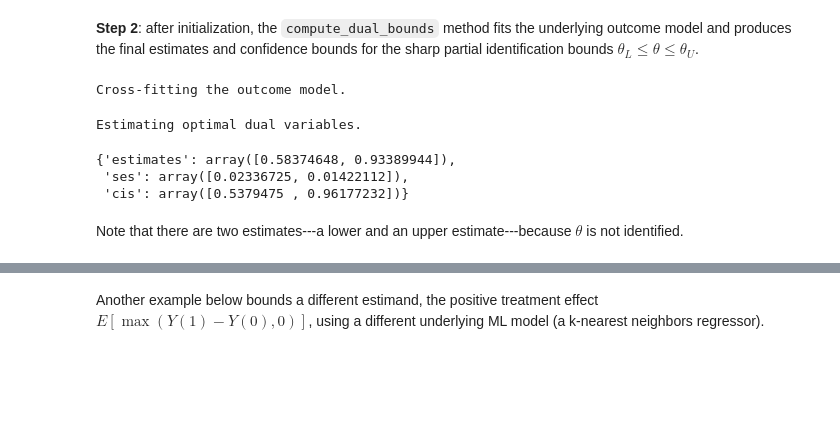
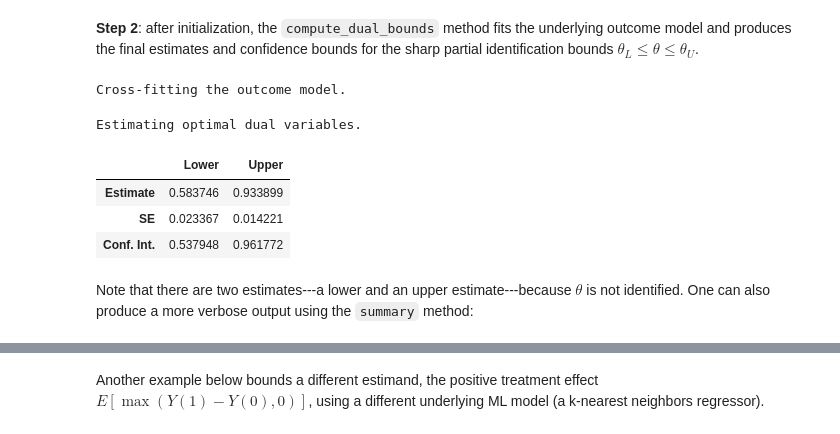
Before and after one commit to amspector100/dualbounds, a Jupyter notebook: docs/source/tutorials.ipynb, the cells around one changed output, grey strips where cells are left out. Drawn from its saved outputs; the diff is of its cells as text; code cells hidden in the pictures; blank space fills up the shorter version.

Commit message:
fit/summary

```diff
--- a/docs/source/tutorials.ipynb
+++ b/docs/source/tutorials.ipynb
@@ -66,16 +66,17 @@ dbnd = DualBounds(
 **Step 2**: after initialization, the ``compute_dual_bounds`` method fits the underlying outcome model and produces the final estimates and confidence bounds for the sharp partial identification bounds $\theta_L \le \theta \le \theta_U$.
 # %%
 # Compute dual bounds and observe output
-dbnd.compute_dual_bounds(
+dbnd.fit(
     nfolds=5, # number of cross-fitting folds
     alpha=0.05, # nominal level,
     verbose=True # show progress bars
-)
+).results()
 # %% [output]
 Cross-fitting the outcome model.
 Estimating optimal dual variables.
-{'estimates': array([0.58374648, 0.93389944]),
- 'ses': array([0.02336725, 0.01422112]),
- 'cis': array([0.5379475 , 0.96177232])}
+|  | Lower | Upper |
+| Estimate | 0.583746 | 0.933899 |
+| SE | 0.023367 | 0.014221 |
+| Conf. Int. | 0.537948 | 0.961772 |
 # %% [markdown]
-Note that there are two estimates---a lower and an upper estimate---because $\theta$ is not identified.
+Note that there are two estimates---a lower and an upper estimate---because $\theta$ is not identified. One can also produce a more verbose output using the ``summary`` method:
```
Also changed, not shown: parts of 15 cells of this notebook, 14 other files.
